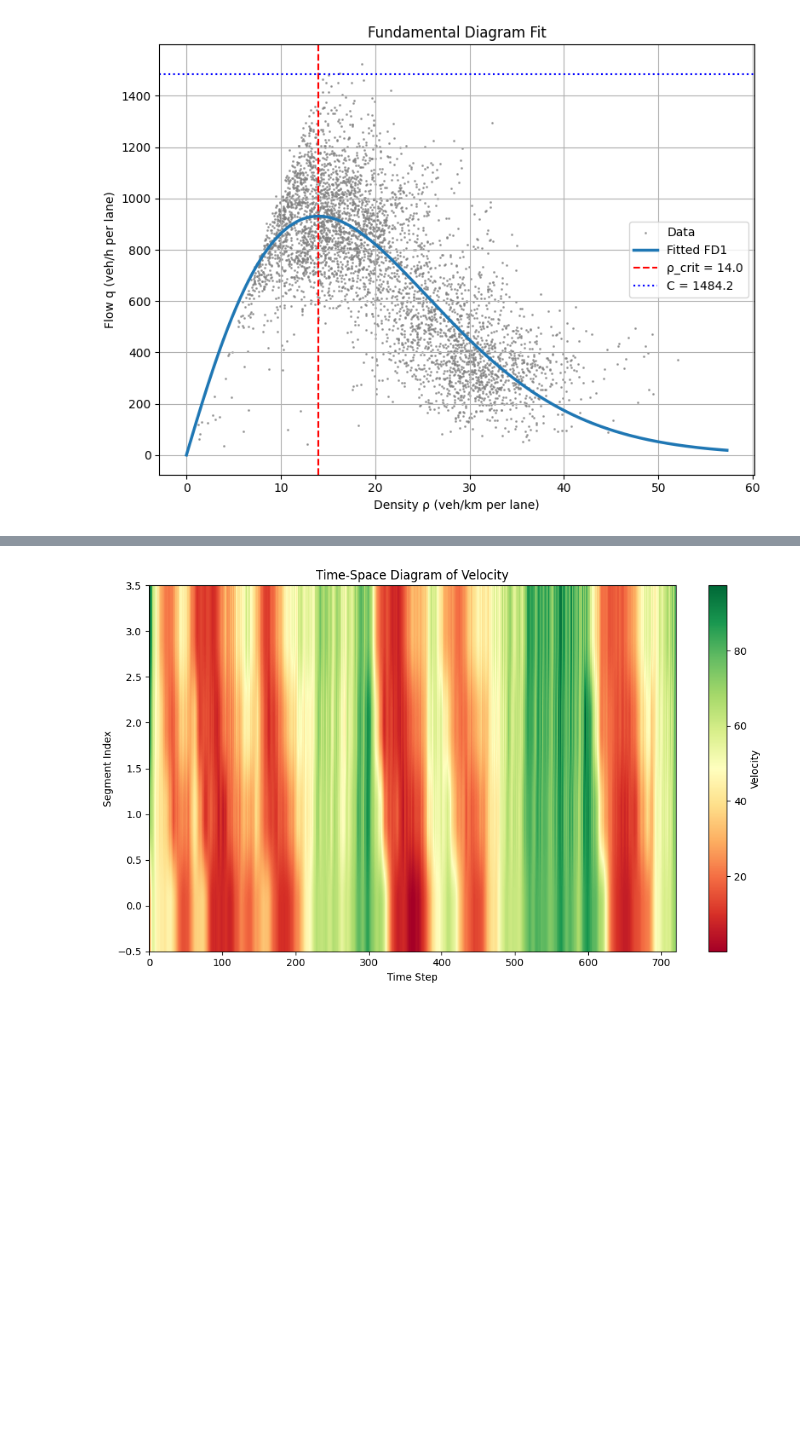
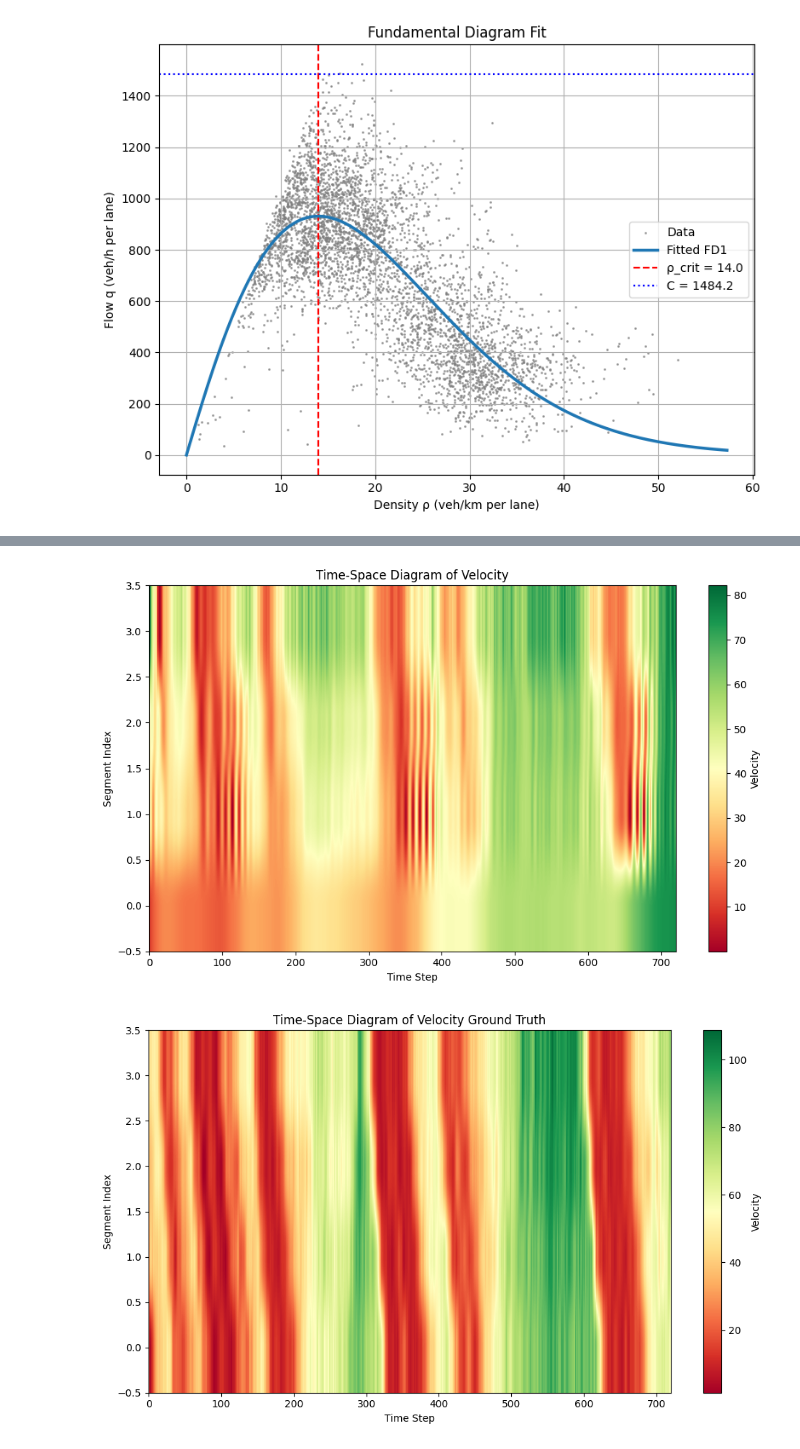
Before and after one commit to woxsao/macroscopic-sim-calibration, a Jupyter notebook: Optimization.ipynb, the cells around one changed output, grey strips where cells are left out. Drawn from its saved outputs; the diff is of its cells as text; code cells hidden in the pictures; blank space fills up the shorter version.

```diff
--- a/Optimization.ipynb
+++ b/Optimization.ipynb
@@ -192,12 +192,12 @@ def metanet_param_fit(v_hat, rho_hat, q_hat, v_free, a, rho_crit, T, l, initial_
         if t == 0:
             return Constraint.Skip
         if i == 0:
-            current = m.rho_hat[t-1,0]
+            current = m.rho_pred[t-1,0]
             inflow = initial_flow_or[t-1, 0]
             outflow = m.rho_pred[t-1, i] * m.v_pred[t-1, i]
             calc_density = density_dynamics(current, inflow, outflow, model.T, model.l)
         else:
-            current = m.rho_hat[t-1,i]
+            current = m.rho_pred[t-1,i]
             inflow = m.rho_pred[t-1, i-1] * m.v_pred[t-1, i-1]
             outflow = m.rho_pred[t-1, i] * m.v_pred[t-1, i]
             calc_density = density_dynamics(current, inflow, outflow, model.T, model.l)
@@ -250,8 +250,8 @@ def metanet_param_fit(v_hat, rho_hat, q_hat, v_free, a, rho_crit, T, l, initial_
         # return sum(((m.v_pred[t, i] - m.v_hat[t, i])/V_STD)**2
         #           for t in m.t for i in m.i)
         return sum(
-            ((m.v_pred[t, i] - m.v_hat[t, i]))**2 +
-            ((m.rho_pred[t, i] - m.rho_hat[t, i]))**2
+            ((m.v_pred[t, i] - m.v_hat[t, i])/V_STD)**2 +
+            ((m.rho_pred[t, i] - m.rho_hat[t, i])/RHO_STD)**2
             for t in m.t for i in m.i
         )
         # return sum((m.q_pred[t,i] - m.q_hat[t,i])**2 +
@@ -410,18 +410,33 @@ plt.tight_layout()
 # %%
 rho_plot =v_pred_array
 plt.figure(figsize=(10, 6))
 plt.imshow(rho_plot.T, aspect='auto', origin='lower', cmap='RdYlGn')
 
 # Label axes
 plt.xlabel('Time Step')
 plt.ylabel('Segment Index')
 plt.title('Time-Space Diagram of Velocity')
 plt.colorbar(label='Velocity')
 
 plt.tight_layout()
 # plt.show()
+
+
+rho_plot =v_hat[:, 1:-1]
+plt.figure(figsize=(10, 6))
+plt.imshow(rho_plot.T, aspect='auto', origin='lower', cmap='RdYlGn')
+
+# Label axes
+plt.xlabel('Time Step')
+plt.ylabel('Segment Index')
+plt.title('Time-Space Diagram of Velocity Ground Truth')
+plt.colorbar(label='Velocity')
+
+plt.tight_layout()
+# plt.show()
 # %% [output]
-[figure, old version]
+[figure, new version]
+[figure, added]
 # %%
 rho_plot =q_array
 plt.figure(figsize=(10, 6))
```
Also changed, not shown: parts of 5 cells of this notebook, 1 other file.
